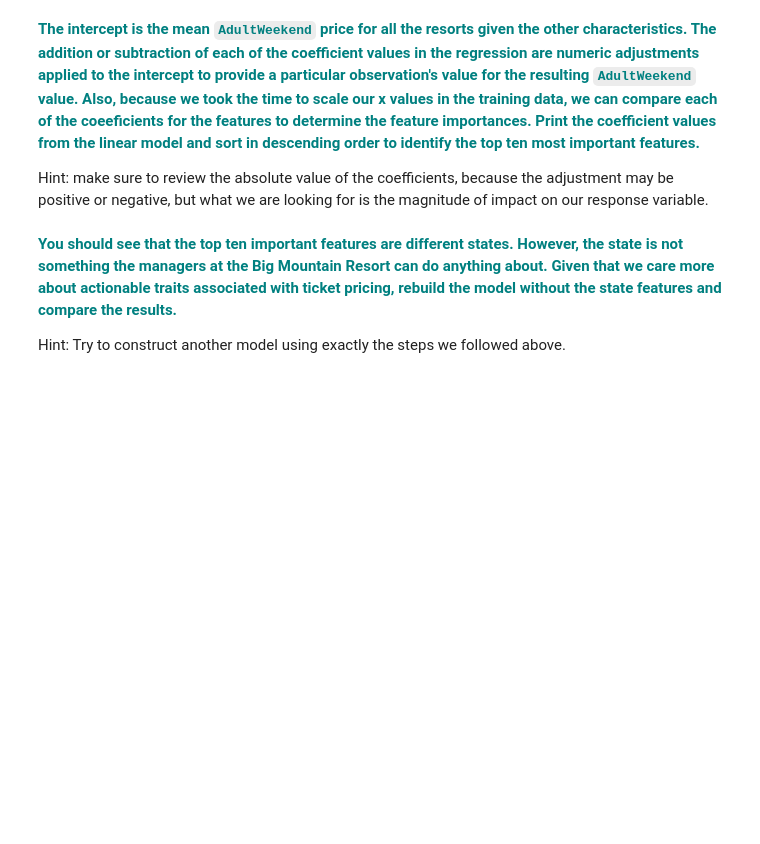
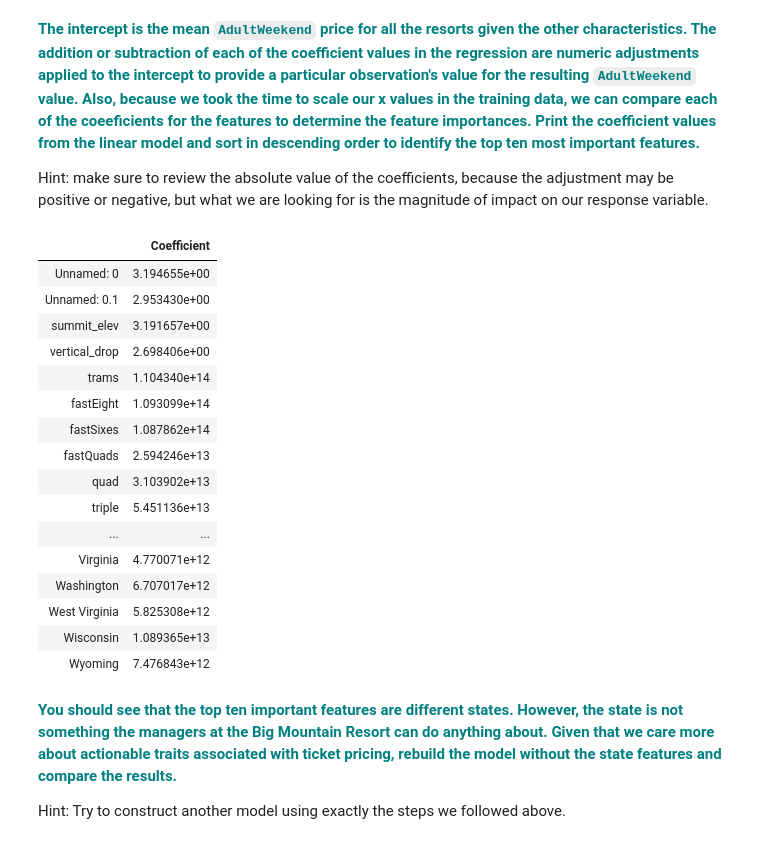
Before and after one commit to Ibrahim-31oct/Guided-Capstone, a Jupyter notebook: GuidedCapstoneStep4 and step5HL.ipynb, the cells around one changed output. Cells and saved outputs as stored; diff of their text form; code cells hidden in the pictures; blank space fills up the shorter version.

```diff
--- a/GuidedCapstoneStep4 and step5HL.ipynb
+++ b/GuidedCapstoneStep4 and step5HL.ipynb
@@ -135,10 +135,10 @@ This is the fifth step in the Data Science Method. In the previous steps you cle
 #### Model 1
 # %%
 #all first model set
-#from sklearn import linear_model
-#from sklearn.metrics import explained_variance_score,mean_absolute_error
-#lm = linear_model.LinearRegression()
-#model = lm.fit(X_train,y_train)
+from sklearn import linear_model
+from sklearn.metrics import explained_variance_score,mean_absolute_error
+lm = linear_model.LinearRegression()
+model = lm.fit(X_train,y_train)
 # %% [markdown]
 **<font color='teal'> Predict on the testing dataset and score the model performance with the y_test set and the y-pred values. The explained variance is a measure of the variation explained by the model. This is also known as the R-squared value. </font>**
 
@@ -162,7 +175,25 @@ Hint: our linear regression model `lm` has an attribute `intercept_` for the int
 Hint: make sure to review the absolute value of the coefficients, because the adjustment may be positive or negative, but what we are looking for is the magnitude of impact on our response variable.
 # %%
 # You might want to make a pandas DataFrame displaying the coefficients for each state like so:
-# pd.DataFrame(abs(lm.coef_), X.columns, columns=['Coefficient'])
+pd.DataFrame(abs(lm.coef_), X.columns, columns=['Coefficient'])
+# %% [output]
+|  | Coefficient |
+| Unnamed: 0 | 3.194655e+00 |
+| Unnamed: 0.1 | 2.953430e+00 |
+| summit_elev | 3.191657e+00 |
+| vertical_drop | 2.698406e+00 |
+| trams | 1.104340e+14 |
+| fastEight | 1.093099e+14 |
+| fastSixes | 1.087862e+14 |
+| fastQuads | 2.594246e+13 |
+| quad | 3.103902e+13 |
+| triple | 5.451136e+13 |
+| ... | ... |
+| Virginia | 4.770071e+12 |
+| Washington | 6.707017e+12 |
+| West Virginia | 5.825308e+12 |
+| Wisconsin | 1.089365e+13 |
+| Wyoming | 7.476843e+12 |
 # %% [markdown]
 **<font color='teal'>You should see that the top ten important features are different states. However, the state is not something the managers at the Big Mountain Resort can do anything about. Given that we care more about actionable traits associated with ticket pricing, rebuild the model without the state features and compare the results. </font>**
 
```
Also changed, not shown: parts of 22 cells of this notebook.
